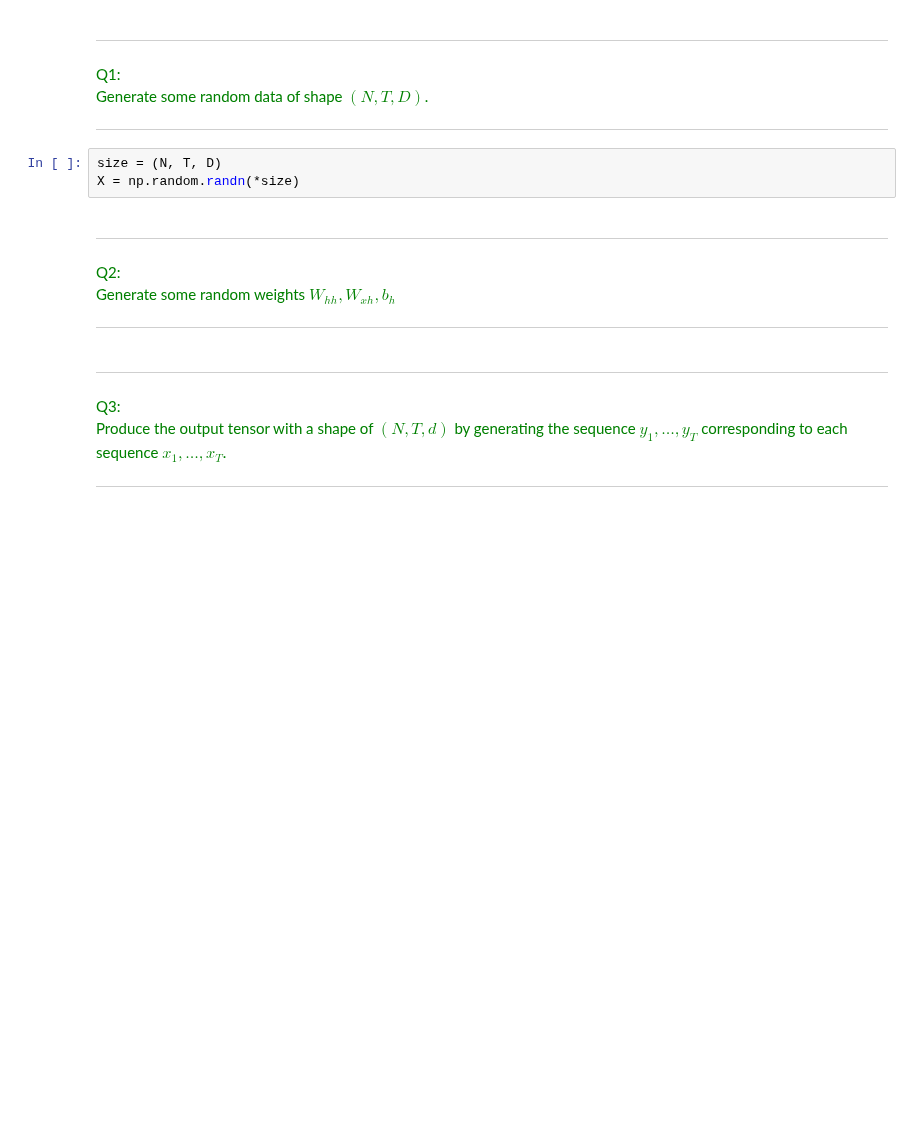
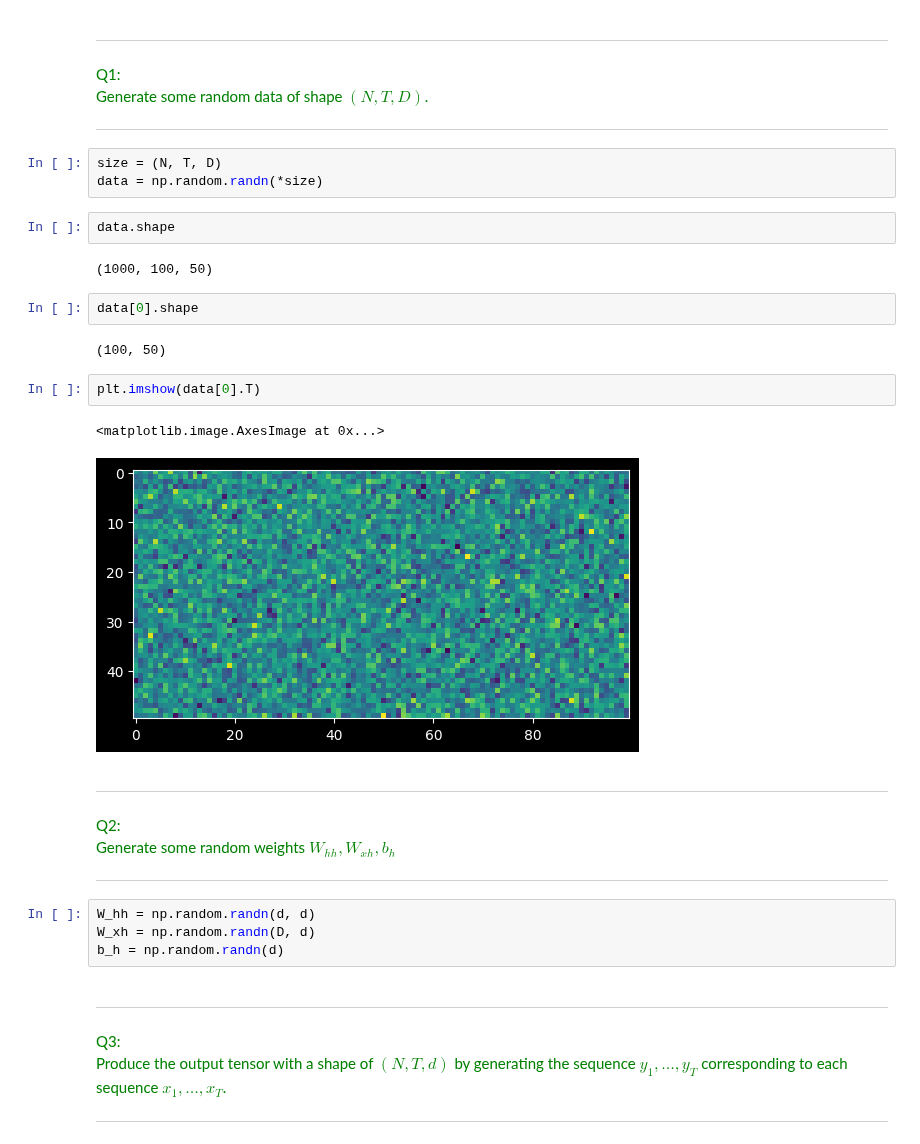
Before and after one commit to shmiiing/machine_learning, a Jupyter notebook: Programming_Sessions/Programming_Session_5/Programming_Session_5.ipynb, the cells around one changed output. Saved outputs shown, nothing was run; the diff lists cells and outputs as text; blank space fills up the shorter version.

```diff
--- a/Programming_Sessions/Programming_Session_5/Programming_Session_5.ipynb
+++ b/Programming_Sessions/Programming_Session_5/Programming_Session_5.ipynb
@@ -57,7 +57,20 @@ Generate some random data of shape $(N, T, D)$.
 ---
 # %%
 size = (N, T, D)
-X = np.random.randn(*size)
+data = np.random.randn(*size)
+# %%
+data.shape
+# %% [output]
+(1000, 100, 50)
+# %%
+data[0].shape
+# %% [output]
+(100, 50)
+# %%
+plt.imshow(data[0].T)
+# %% [output]
+<matplotlib.image.AxesImage at 0x...>
+[figure, added]
 # %% [markdown]
 ---
 <font color=green>Q2:</font>
@@ -66,6 +79,10 @@ Generate some random weights $W_{hh}, W_{xh}, b_h$
 </font>
 
 ---
+# %%
+W_hh = np.random.randn(d, d)
+W_xh = np.random.randn(D, d)
+b_h = np.random.randn(d)
 # %% [markdown]
 ---
 <font color=green>Q3:</font>
```
Also changed, not shown: parts of 1 cell of this notebook.
